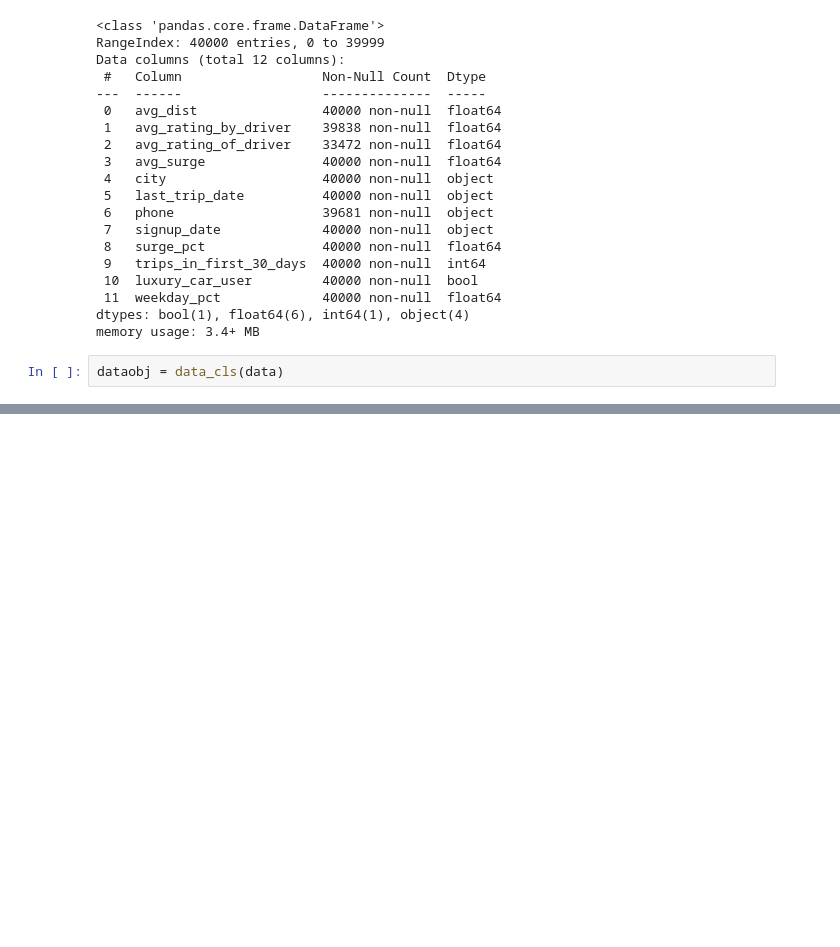
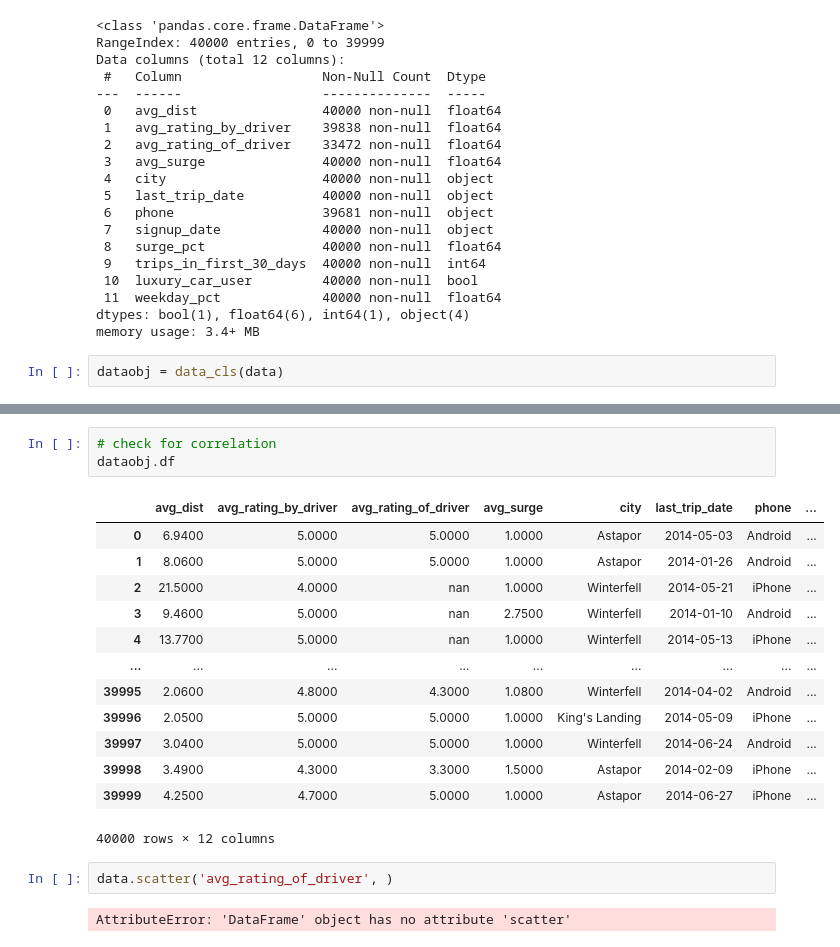
Before and after one commit to MegansColorado/supervised-learning-casestudy, a Jupyter notebook: notebooks/paul_eda.ipynb, the cells around one changed output, grey strips where cells are left out. Drawn from its saved outputs; the diff is of its cells as text; blank space fills up the shorter version.

```diff
--- a/notebooks/paul_eda.ipynb
+++ b/notebooks/paul_eda.ipynb
@@ -89,0 +160,21 @@ dataobj = data_cls(data)
+# %%
+# check for correlation
+dataobj.df
+# %% [output]
+|  | avg_dist | avg_rating_by_driver | avg_rating_of_driver | avg_surge | city | last_trip_date | phone | ... |
+| 0 | 6.9400 | 5.0000 | 5.0000 | 1.0000 | Astapor | 2014-05-03 | Android | ... |
+| 1 | 8.0600 | 5.0000 | 5.0000 | 1.0000 | Astapor | 2014-01-26 | Android | ... |
+| 2 | 21.5000 | 4.0000 | nan | 1.0000 | Winterfell | 2014-05-21 | iPhone | ... |
+| 3 | 9.4600 | 5.0000 | nan | 2.7500 | Winterfell | 2014-01-10 | Android | ... |
+| 4 | 13.7700 | 5.0000 | nan | 1.0000 | Winterfell | 2014-05-13 | iPhone | ... |
+| ... | ... | ... | ... | ... | ... | ... | ... | ... |
+| 39995 | 2.0600 | 4.8000 | 4.3000 | 1.0800 | Winterfell | 2014-04-02 | Android | ... |
+| 39996 | 2.0500 | 5.0000 | 5.0000 | 1.0000 | King's Landing | 2014-05-09 | iPhone | ... |
+| 39997 | 3.0400 | 5.0000 | 5.0000 | 1.0000 | Winterfell | 2014-06-24 | Android | ... |
+| 39998 | 3.4900 | 4.3000 | 3.3000 | 1.5000 | Astapor | 2014-02-09 | iPhone | ... |
+| 39999 | 4.2500 | 4.7000 | 5.0000 | 1.0000 | Astapor | 2014-06-27 | iPhone | ... |
+40000 rows × 12 columns
+# %%
+data.scatter('avg_rating_of_driver', )
+# %% [output]
+AttributeError: 'DataFrame' object has no attribute 'scatter'
```
Also changed, not shown: parts of 11 cells of this notebook, 4 other files.
